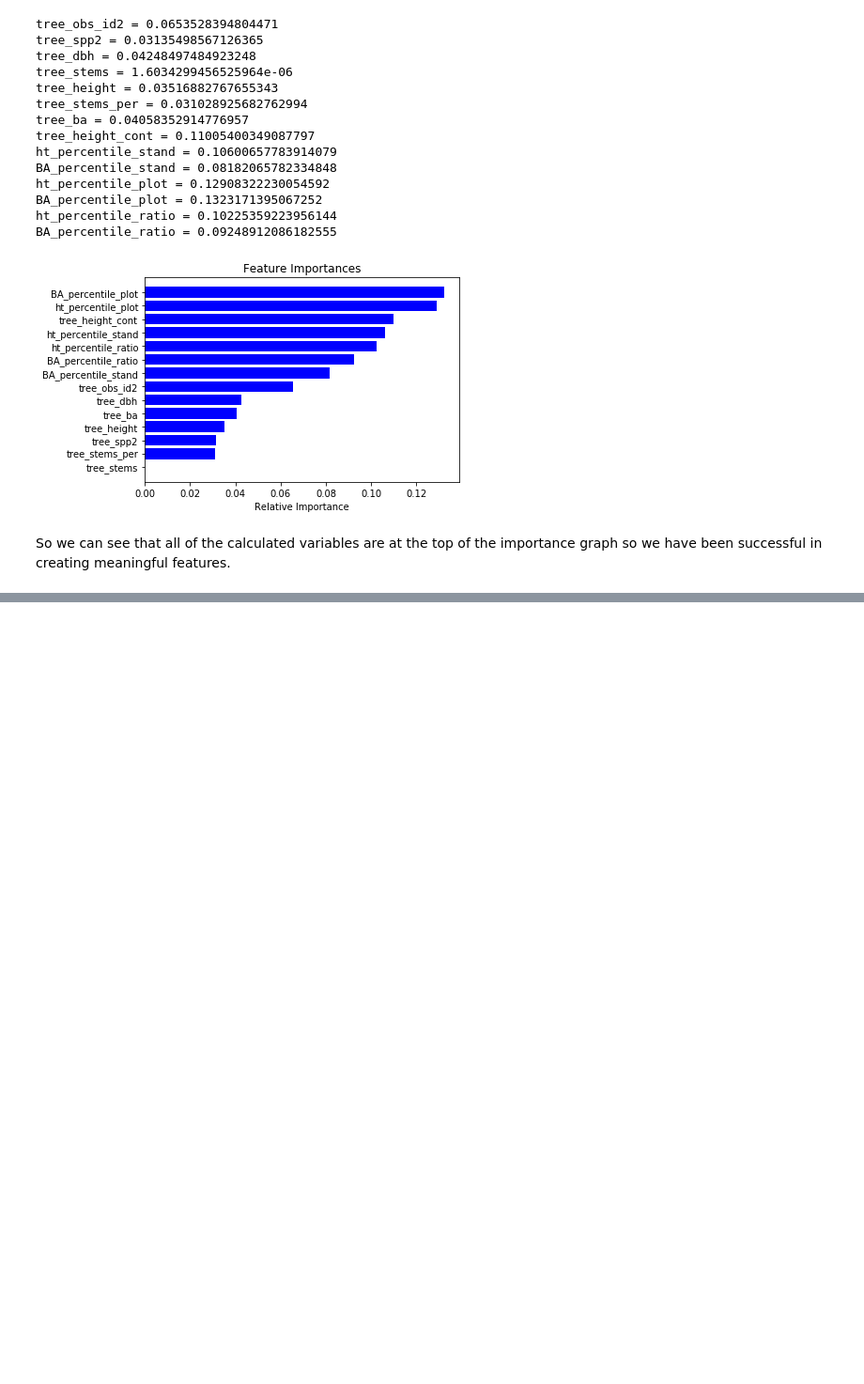
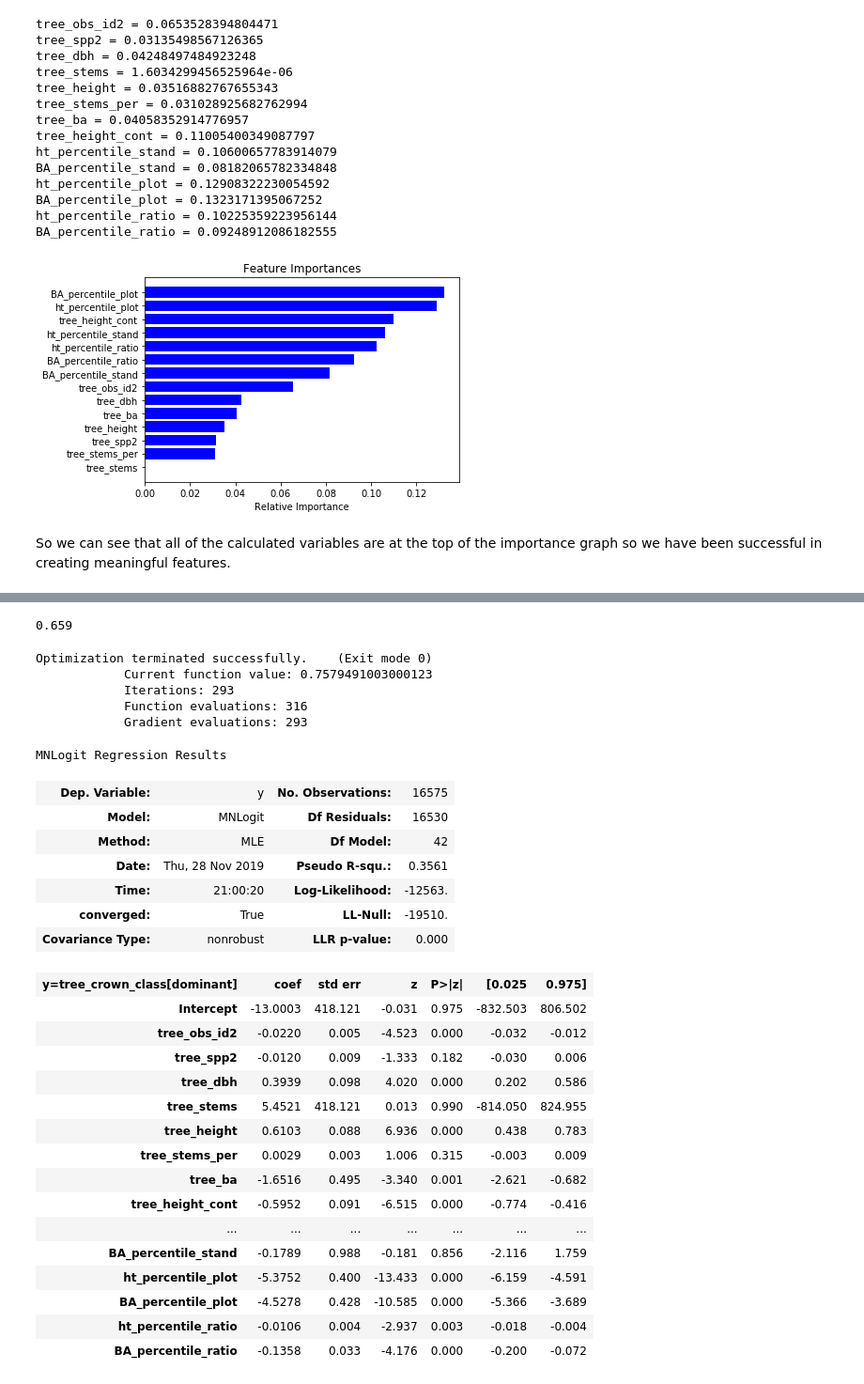
Before and after one commit to New-Jersey-Forest-Service/InventoryErrorMLSolutions, a Jupyter notebook: CrownClass/FeatureEngineering - 1.ipynb, the cells around one changed output, grey strips where cells are left out. Shown: that part at 94% size. Drawn from its saved outputs; the diff is of its cells as text; code cells hidden in the pictures; blank space fills up the shorter version.

Commit message:
add multinomial regression code

```diff
--- a/CrownClass/FeatureEngineering - 1.ipynb
+++ b/CrownClass/FeatureEngineering - 1.ipynb
@@ -138,0 +160,47 @@ So we can see that all of the calculated variables are at the top of the importa
+# %%
+#get mean accuracy
+lr.score(X, y).round(3)
+# %% [output]
+0.659
+# %%
+#need to use statsmodel to get stat_summary info?
+
+import statsmodels.formula.api as smf
+
+TMlogit = smf.mnlogit('tree_crown_class ~ tree_obs_id2 + tree_spp2 + tree_dbh + tree_stems + tree_height + tree_stems_per + tree_ba + tree_height_cont + ht_percentile_stand + BA_percentile_stand + ht_percentile_plot + BA_percentile_plot + ht_percentile_ratio + BA_percentile_ratio', reduced_data)
+
+
+TMlogit_fit = TMlogit.fit_regularized() #fails to converge under normal MLE
+# %% [output]
+Optimization terminated successfully.    (Exit mode 0)
+            Current function value: 0.7579491003000123
+            Iterations: 293
+            Function evaluations: 316
+            Gradient evaluations: 293
+# %%
+TMlogit_fit.summary()
+# %% [output]
+MNLogit Regression Results
+| Dep. Variable: | y | No. Observations: | 16575 |
+| Model: | MNLogit | Df Residuals: | 16530 |
+| Method: | MLE | Df Model: | 42 |
+| Date: | Thu, 28 Nov 2019 | Pseudo R-squ.: | 0.3561 |
+| Time: | 21:00:20 | Log-Likelihood: | -12563. |
+| converged: | True | LL-Null: | -19510. |
+| Covariance Type: | nonrobust | LLR p-value: | 0.000 |
+| y=tree_crown_class[dominant] | coef | std err | z | P>|z| | [0.025 | 0.975] |
+| Intercept | -13.0003 | 418.121 | -0.031 | 0.975 | -832.503 | 806.502 |
+| tree_obs_id2 | -0.0220 | 0.005 | -4.523 | 0.000 | -0.032 | -0.012 |
+| tree_spp2 | -0.0120 | 0.009 | -1.333 | 0.182 | -0.030 | 0.006 |
+| tree_dbh | 0.3939 | 0.098 | 4.020 | 0.000 | 0.202 | 0.586 |
+| tree_stems | 5.4521 | 418.121 | 0.013 | 0.990 | -814.050 | 824.955 |
+| tree_height | 0.6103 | 0.088 | 6.936 | 0.000 | 0.438 | 0.783 |
+| tree_stems_per | 0.0029 | 0.003 | 1.006 | 0.315 | -0.003 | 0.009 |
+| tree_ba | -1.6516 | 0.495 | -3.340 | 0.001 | -2.621 | -0.682 |
+| tree_height_cont | -0.5952 | 0.091 | -6.515 | 0.000 | -0.774 | -0.416 |
+| ... | ... | ... | ... | ... | ... | ... |
+| BA_percentile_stand | -0.1789 | 0.988 | -0.181 | 0.856 | -2.116 | 1.759 |
+| ht_percentile_plot | -5.3752 | 0.400 | -13.433 | 0.000 | -6.159 | -4.591 |
+| BA_percentile_plot | -4.5278 | 0.428 | -10.585 | 0.000 | -5.366 | -3.689 |
+| ht_percentile_ratio | -0.0106 | 0.004 | -2.937 | 0.003 | -0.018 | -0.004 |
+| BA_percentile_ratio | -0.1358 | 0.033 | -4.176 | 0.000 | -0.200 | -0.072 |
```
Also changed, not shown: parts of 5 cells of this notebook.
